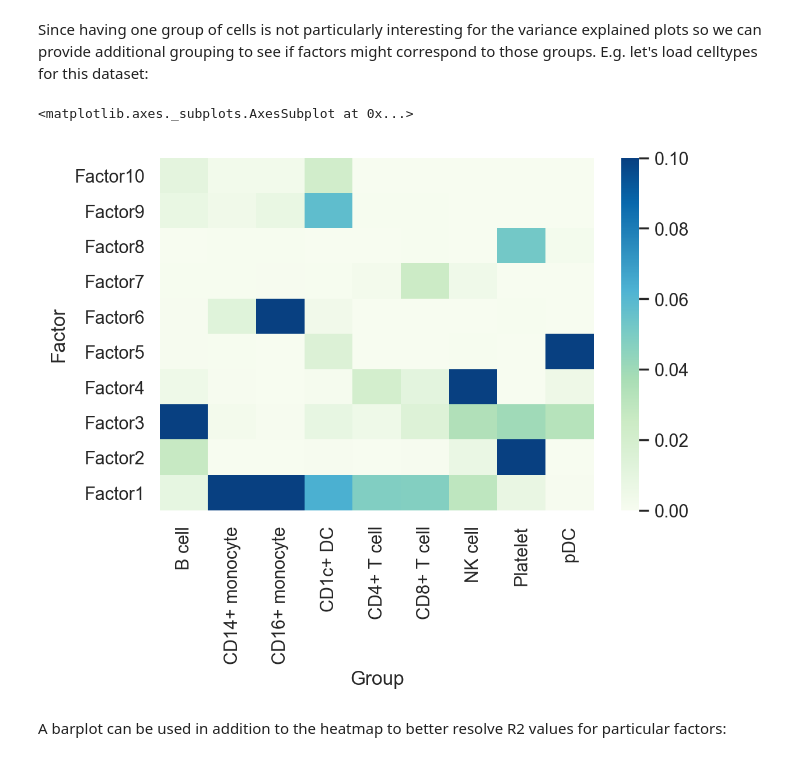
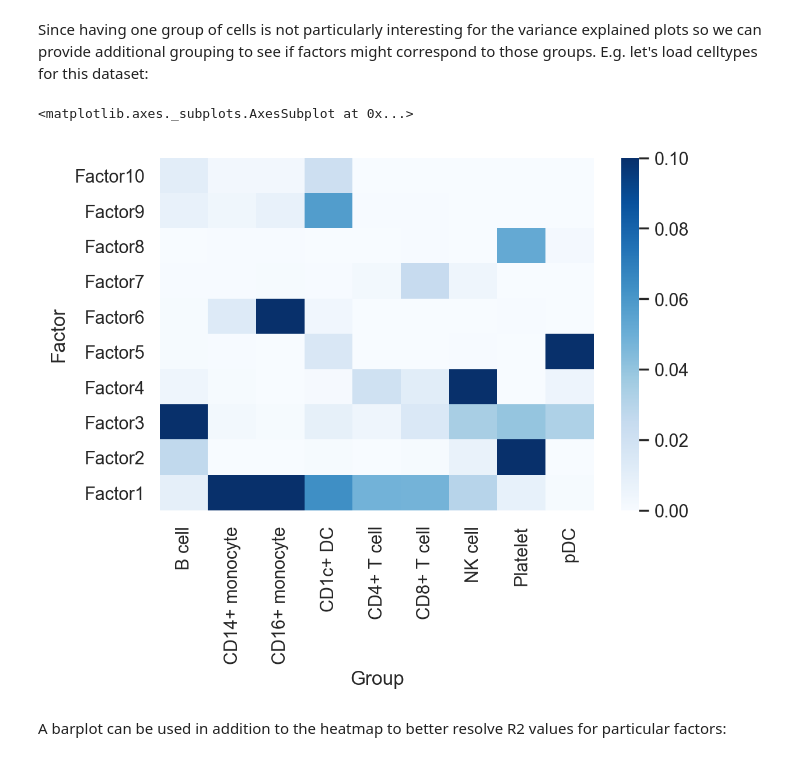
Before and after one commit to bioFAM/mofax, a Jupyter notebook: notebooks/getting_started_pbmc10k.ipynb, the cells around one changed output. Drawn from its saved outputs; the diff is of its cells as text; code cells hidden in the pictures.

```diff
--- a/notebooks/getting_started_pbmc10k.ipynb
+++ b/notebooks/getting_started_pbmc10k.ipynb
@@ -252,11 +265,11 @@ Since having one group of cells is not particularly interesting for the variance
 celltypes = pd.read_csv("data/pbmc10k_celltypes.csv").set_index("cell")
 # %%
 mfx.plot_r2(m, factors=list(range(10)),
-            cmap="GnBu", vmax=.1, vmin=.0,
+            cmap="Blues", vmax=.1, vmin=.0,
             groups_df=celltypes)
 # %% [output]
 <matplotlib.axes._subplots.AxesSubplot at 0x...>
-[figure, old version]
+[figure, new version]
 # %% [markdown]
 A barplot can be used in addition to the heatmap to better resolve R2 values for particular factors:
 # %%
```
Also changed, not shown: parts of 8 cells of this notebook, 1 other file.
